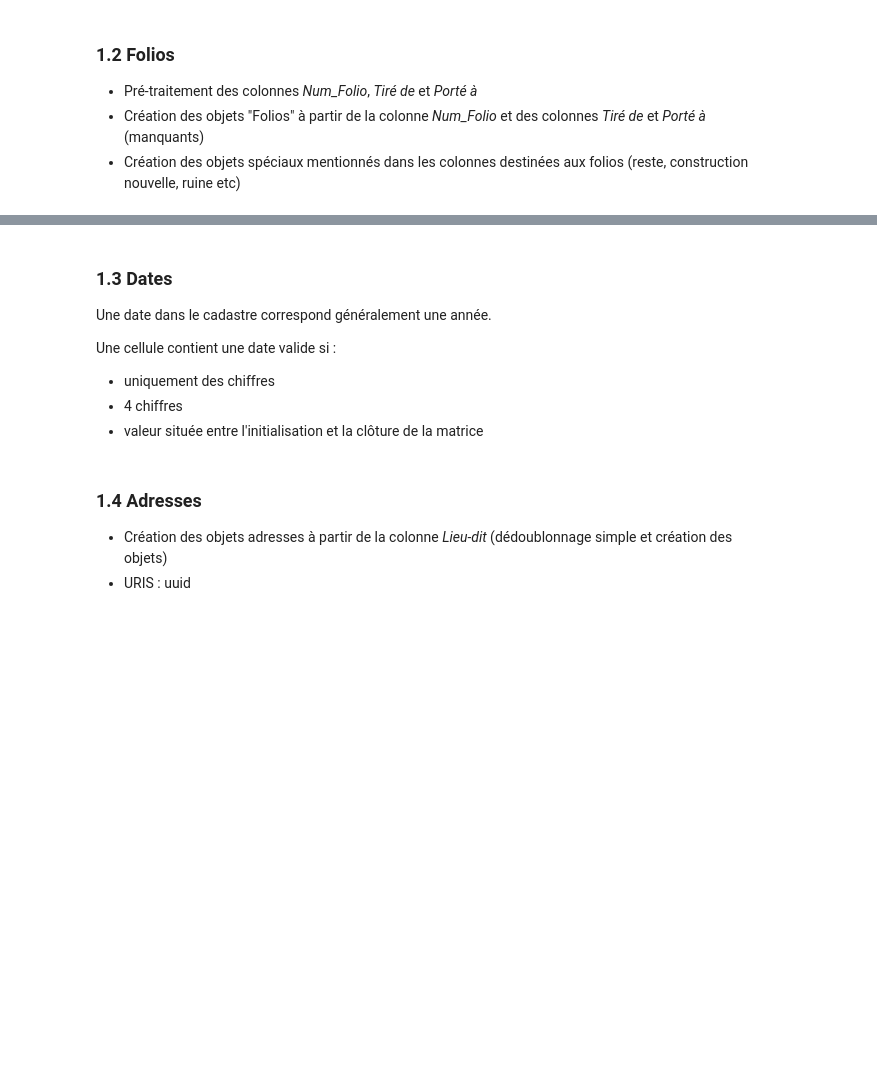
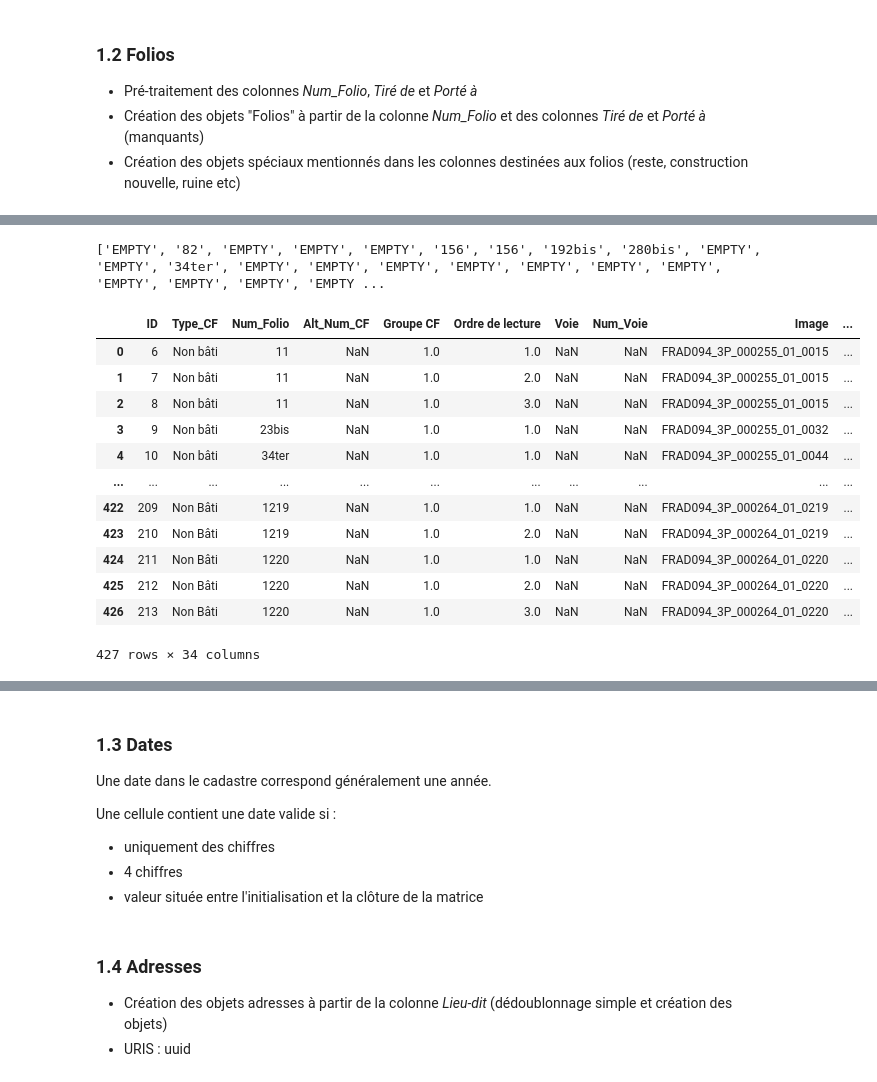
Before and after one commit to solenn-tl/ontologie-peuplement, a Jupyter notebook: notebooks/10-instances/13-create_plot-mentions.ipynb, the cells around one changed output, grey strips where cells are left out. Drawn from its saved outputs; the diff is of its cells as text; code cells hidden in the pictures; blank space fills up the shorter version.

```diff
--- a/notebooks/10-instances/13-create_plot-mentions.ipynb
+++ b/notebooks/10-instances/13-create_plot-mentions.ipynb
@@ -35,0 +44,8 @@ display(mat1813)
+# %%
+mat1813['registre'] = 'MAT_1813'
+mat1836['registre'] = 'MAT_1836'
+mat1848['registre'] = 'MAT_1848'
+
+matrices = pd.concat([mat1813, mat1836, mat1848])
+matrices = matrices.reset_index(drop=True)
+print(matrices.columns)
@@ -39,4 +65,5 @@ display(mat1813)
 - rdf:type rico:Record => concept de la page de registre, fait le lien avec le registre (concept, RecordSet)
 # %%
 #select distinct values in th colum Image
-images = mat1813['Image'].unique()
+images = matrices[['registre','Image']].drop_duplicates()
+images
@@ -62,7 +103,9 @@ g.bind('rico', rico)
 g.bind('fpo', fpo)
 g.bind('time',time)
 
-for img in images:
+for index, row in images.iterrows():
+    img = row['Image']
+    MATRICE_ID = matrices_metada[row['registre']]["MATRICE_ID"]
     json = parse_record_id(img)
     subject_uri = URIRef(baseuri + f"{img}")
     g.add((subject_uri, RDF.type, rico.Instanciation))
@@ -74,13 +117,13 @@ for img in images:
     folder_end = img.rfind('_')
     g.add((subject_uri,rico.isOrWasDigitalInstanciationOf,URIRef(baseuri + f"{json['departement']}_{COMMUNE}_{img}_page")))
 
-    subject_uri_record = URIRef(baseuri + f"{json['departement']}_{COMMUNE}_{img}_page")
+    subject_uri_record = URIRef(baseuri + f"{json['departement']}_{COMMUNE}_{row['Image']}_page")
     g.add((subject_uri_record, RDF.type, rico.Record))
     g.add((subject_uri_record, rico.isOrWasIncludedIn, URIRef(baseuri + f"{json['departement']}_{COMMUNE}_{MATRICE_ID}")))
 
 print(g.serialize(format='turtle'))
 #write g into a .ttl file
-g.serialize(destination=f"{OUTPUT_FOLDER_PATH}/{COMMUNE}_{MATRICE_ID}.ttl", format='turtle')
+g.serialize(destination=f"{OUTPUT_FOLDER_PATH}/{COMMUNE}_SOURCES_Images.ttl", format='turtle')
 # %% [output]
 @prefix cad: <http://data.ign.fr/def/cadastre#> .
 @prefix mlclasse: <http://data.ign.fr/id/codes/cadastre/mlClasse/> .
@@ -108,17 +153,16 @@ source:94_Gentilly_FRAD094_3P_000255_01_0588_page a rico:Record ;
 # %%
 from functions import parse_record_id, cleanNumFolio
 
+#Clean columns Num_Folio, Tire_de, Porte_a
 clean_folio, clean_tire_de, clean_porte_a = [], [], []
+symbols = [",", "→", "."," ",";","&"]
 
-#if elem is a list, flatten it at commas or points
-symbols = [",", "→", "."," ",";"]
+for index, row in matrices.iterrows():
+    clean_folio.append(cleanNumFolio(row["Num_Folio"],symbols))
+    clean_tire_de.append(cleanNumFolio(row["Tiré de_treated"],symbols))
+    clean_porte_a.append(cleanNumFolio(row["Porté à_treated"],symbols))
 
-for index, row in mat1813.iterrows():
-    clean_folio.append(cleanNumFolio(row["Num_Folio"],symbols))
-    clean_tire_de.append(cleanNumFolio(row["Tiré de"],symbols))
-    clean_porte_a.append(cleanNumFolio(row["Porté à"],symbols))
-
-# Create a new column in df named "Num_Folio_clean" applying the following transformations
-mat1813['Num_Folio_clean'] = clean_folio
-mat1813['Tire_de_clean'] = clean_tire_de
-mat1813['Porte_a_clean'] = clean_porte_a
+# Create new columns containing the cleaned values
+matrices['Num_Folio_clean'] = clean_folio
+matrices['Tire_de_clean'] = clean_tire_de
+matrices['Porte_a_clean'] = clean_porte_a
@@ -138,0 +180,22 @@ porte_a = [i.split(';', 1)[0] for i in porte_a]
+# %%
+print(clean_porte_a)
+# %% [output]
+['EMPTY', '82', 'EMPTY', 'EMPTY', 'EMPTY', '156', '156', '192bis', '280bis', 'EMPTY', 'EMPTY', '34ter', 'EMPTY', 'EMPTY', 'EMPTY', 'EMPTY', 'EMPTY', 'EMPTY', 'EMPTY', 'EMPTY', 'EMPTY', 'EMPTY', 'EMPTY ...
+# %%
+#Using matrices, create new df named folios containing all lines of matrices where register = MAT_1836 and MAT_1848. For register=MAT_1813, remove the lines where type_CF = "Bâti"
+folios = matrices[(matrices['registre'] == 'MAT_1836') | (matrices['registre'] == 'MAT_1848') | ((matrices['registre'] == 'MAT_1813') & (matrices['Type_CF'] != 'Bâti'))]
+folios.reset_index(drop=True)
+# %% [output]
+|  | ID | Type_CF | Num_Folio | Alt_Num_CF | Groupe CF | Ordre de lecture | Voie | Num_Voie | Image | ... |
+| 0 | 6 | Non bâti | 11 | NaN | 1.0 | 1.0 | NaN | NaN | FRAD094_3P_000255_01_0015 | ... |
+| 1 | 7 | Non bâti | 11 | NaN | 1.0 | 2.0 | NaN | NaN | FRAD094_3P_000255_01_0015 | ... |
+| 2 | 8 | Non bâti | 11 | NaN | 1.0 | 3.0 | NaN | NaN | FRAD094_3P_000255_01_0015 | ... |
+| 3 | 9 | Non bâti | 23bis | NaN | 1.0 | 1.0 | NaN | NaN | FRAD094_3P_000255_01_0032 | ... |
+| 4 | 10 | Non bâti | 34ter | NaN | 1.0 | 1.0 | NaN | NaN | FRAD094_3P_000255_01_0044 | ... |
+| ... | ... | ... | ... | ... | ... | ... | ... | ... | ... | ... |
+| 422 | 209 | Non Bâti | 1219 | NaN | 1.0 | 1.0 | NaN | NaN | FRAD094_3P_000264_01_0219 | ... |
+| 423 | 210 | Non Bâti | 1219 | NaN | 1.0 | 2.0 | NaN | NaN | FRAD094_3P_000264_01_0219 | ... |
+| 424 | 211 | Non Bâti | 1220 | NaN | 1.0 | 1.0 | NaN | NaN | FRAD094_3P_000264_01_0220 | ... |
+| 425 | 212 | Non Bâti | 1220 | NaN | 1.0 | 2.0 | NaN | NaN | FRAD094_3P_000264_01_0220 | ... |
+| 426 | 213 | Non Bâti | 1220 | NaN | 1.0 | 3.0 | NaN | NaN | FRAD094_3P_000264_01_0220 | ... |
+427 rows × 34 columns
```
Also changed, not shown: parts of 28 cells of this notebook, 9 other files.
